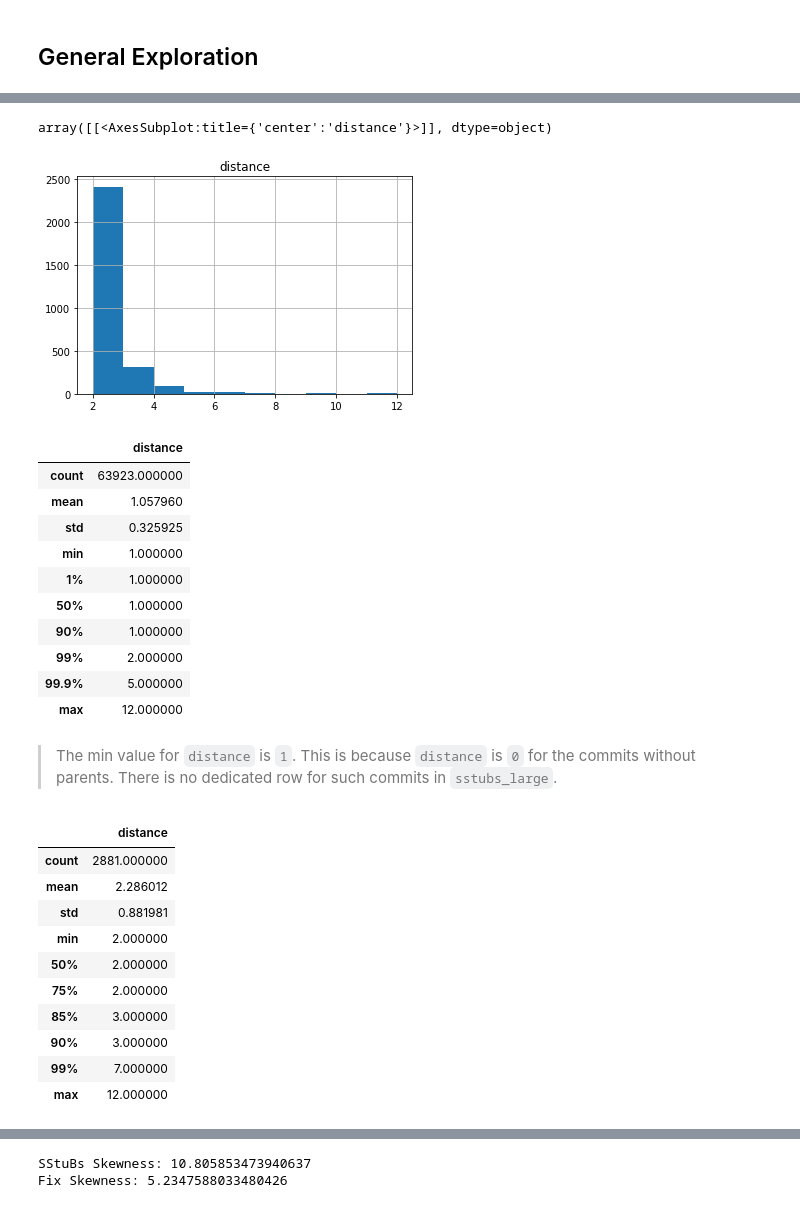
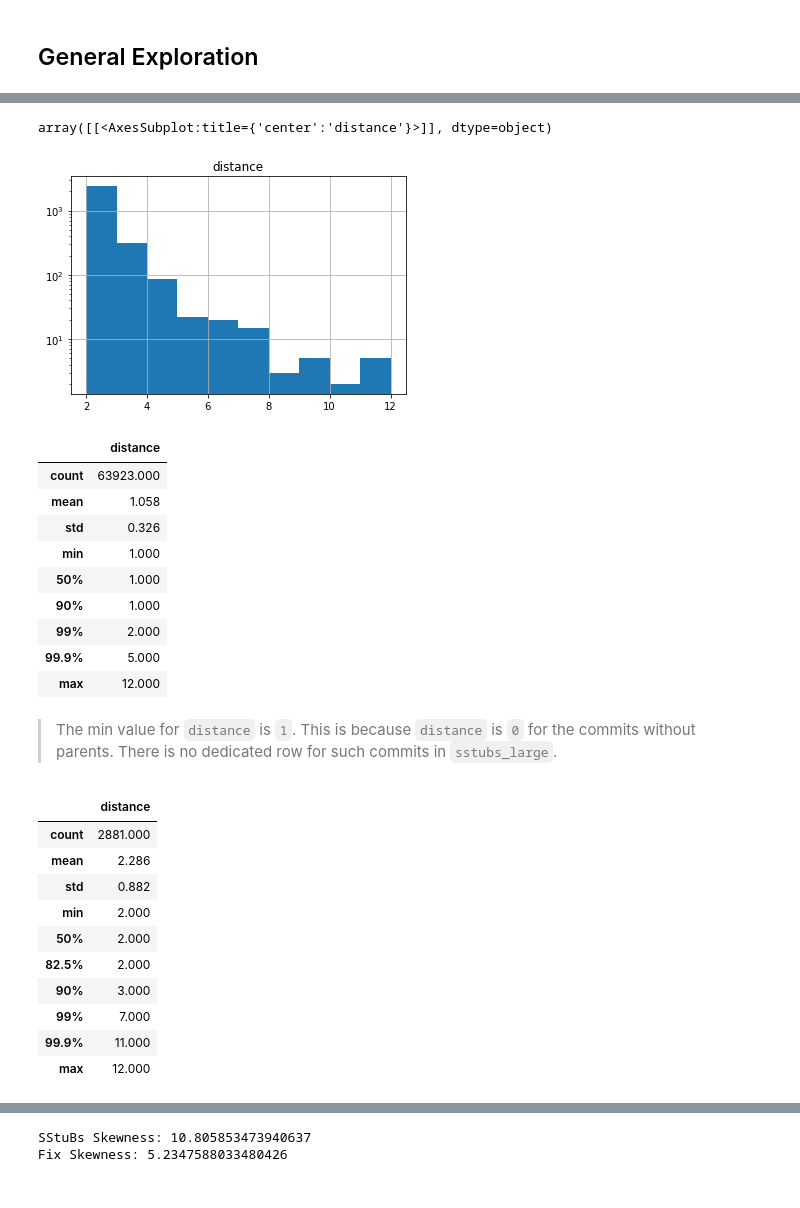
Before and after one commit to parvezmrobin/msr-2021, a Jupyter notebook: notebooks/stat-analysis.ipynb, the cells around one changed output, grey strips where cells are left out. Saved outputs shown, nothing was run; the diff lists cells and outputs as text; code cells hidden in the pictures.

```diff
--- a/notebooks/stat-analysis.ipynb
+++ b/notebooks/stat-analysis.ipynb
@@ -29,6 +32,30 @@ sstubs_df = sstubs_df.merge(
     left_on='child',
     right_on='commit'
 )
+# %%
+bugTypeMap = {
+    'CHANGE_MODIFIER': 'Change Modifier',
+    'CHANGE_NUMERAL': 'Change Numeric Literal',
+    'DIFFERENT_METHOD_SAME_ARGS': 'Wrong Function Name',
+    'CHANGE_IDENTIFIER': 'Change Identifier Used',
+
+    'CHANGE_CALLER_IN_FUNCTION_CALL': 'Same Function Change Caller',
+    'LESS_SPECIFIC_IF': 'Less Specific If',
+    'MORE_SPECIFIC_IF': 'More Specific If',
+    'CHANGE_OPERAND': 'Change Operand',
+
+    'SWAP_ARGUMENTS': 'Same Function Swap Args',
+    'OVERLOAD_METHOD_MORE_ARGS': 'Same Function More Args',
+    'OVERLOAD_METHOD_DELETED_ARGS': 'Same Function Less Args',
+    'CHANGE_OPERATOR': 'Change Binary Operator',
+
+    'CHANGE_UNARY_OPERATOR': 'Change Unary Operator',
+    'SWAP_BOOLEAN_LITERAL': 'Change Boolean Literal',
+    'ADD_THROWS_EXCEPTION': 'Missing Throws Exception',
+    'DELETE_THROWS_EXCEPTION': 'Delete Throws Exception',
+}
+
+sstubs_df['type'] = sstubs_df['type'].map(bugTypeMap)
 # %%
 sstubs_df.iloc[0]
 # %% [output]
@@ -63,37 +114,36 @@ array([[<AxesSubplot:title={'center':'distance'}>]], dtype=object)
 # %%
-fix_df.hist()
+fix_df.hist(log=True)
 # %% [output]
 array([[<AxesSubplot:title={'center':'distance'}>]], dtype=object)
-[figure, old version]
+[figure, new version]
 # %%
-stat_df.describe(percentiles=[.01, .90, .99, .999])
+stat_df.describe(percentiles=[.90, .99, .999])
 # %% [output]
 |  | distance |
-| count | 63923.000000 |
-| mean | 1.057960 |
-| std | 0.325925 |
-| min | 1.000000 |
-| 1% | 1.000000 |
-| 50% | 1.000000 |
-| 90% | 1.000000 |
-| 99% | 2.000000 |
-| 99.9% | 5.000000 |
-| max | 12.000000 |
+| count | 63923.000 |
+| mean | 1.058 |
+| std | 0.326 |
+| min | 1.000 |
+| 50% | 1.000 |
+| 90% | 1.000 |
+| 99% | 2.000 |
+| 99.9% | 5.000 |
+| max | 12.000 |
 # %% [markdown]
 > The min value for `distance` is `1`.
 > This is because `distance` is `0` for the commits without parents.
 > There is no dedicated row for such commits in `sstubs_large`.
 # %%
-fix_df.describe(percentiles=[.75, .85, .90, .99])
+fix_df.describe(percentiles=[.825, .90, .99, .999])
 # %% [output]
 |  | distance |
-| count | 2881.000000 |
-| mean | 2.286012 |
-| std | 0.881981 |
-| min | 2.000000 |
-| 50% | 2.000000 |
-| 75% | 2.000000 |
-| 85% | 3.000000 |
-| 90% | 3.000000 |
-| 99% | 7.000000 |
-| max | 12.000000 |
+| count | 2881.000 |
+| mean | 2.286 |
+| std | 0.882 |
+| min | 2.000 |
+| 50% | 2.000 |
+| 82.5% | 2.000 |
+| 90% | 3.000 |
+| 99% | 7.000 |
+| 99.9% | 11.000 |
+| max | 12.000 |
```
Also changed, not shown: parts of 16 cells of this notebook.
